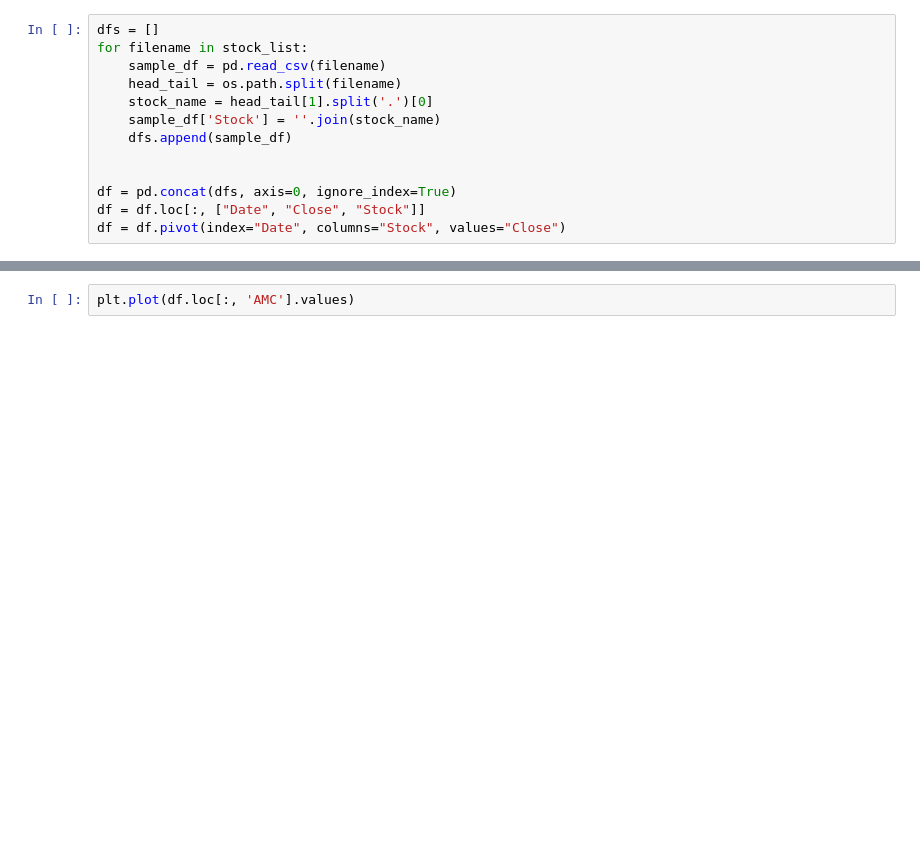
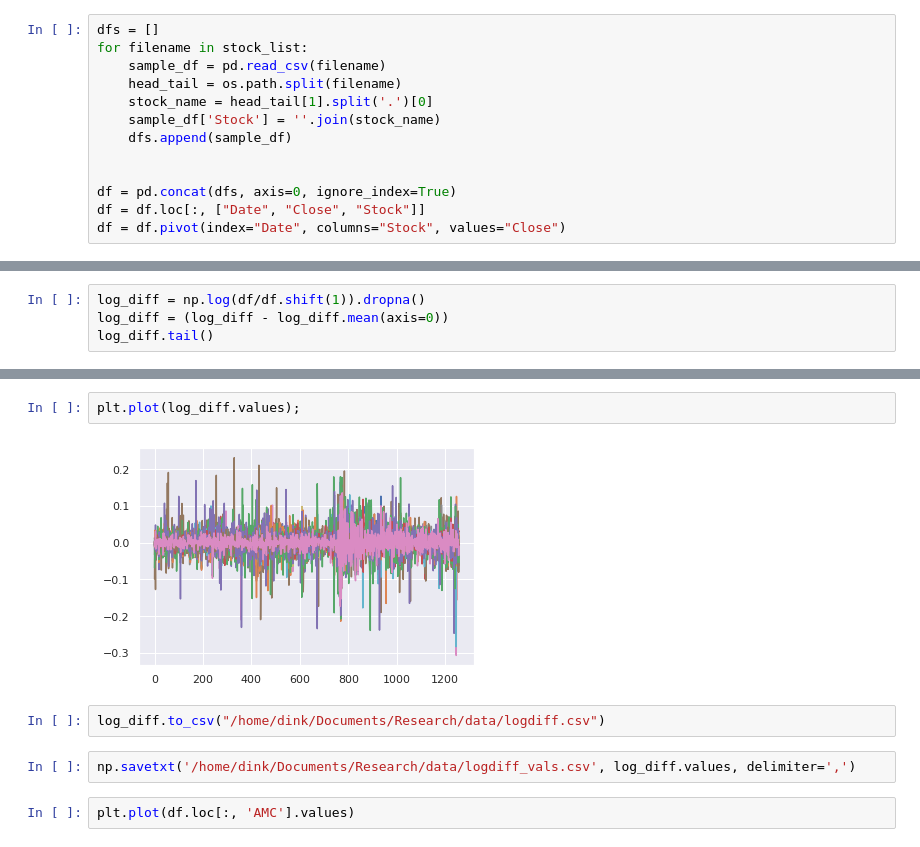
Before and after one commit to spaceonion1001/LD-CPD, a Jupyter notebook: notebooks/Stocks_CPD.ipynb, the cells around one changed output, grey strips where cells are left out. Drawn from its saved outputs; the diff is of its cells as text; blank space fills up the shorter version.

```diff
--- a/notebooks/Stocks_CPD.ipynb
+++ b/notebooks/Stocks_CPD.ipynb
@@ -73,0 +82,4 @@ df.head()
+# %%
+log_diff = np.log(df/df.shift(1)).dropna()
+log_diff = (log_diff - log_diff.mean(axis=0))
+log_diff.tail()
@@ -74,3 +115,11 @@ df.head()
+# %%
+plt.plot(log_diff.values);
+# %% [output]
+[figure, added]
+# %%
+log_diff.to_csv("/home/dink/Documents/Research/data/logdiff.csv")
+# %%
+np.savetxt('/home/dink/Documents/Research/data/logdiff_vals.csv', log_diff.values, delimiter=',')
 # %%
 plt.plot(df.loc[:, 'AMC'].values)
 # %% [output]
```
Also changed, not shown: parts of 4 cells of this notebook, 6 other files.
